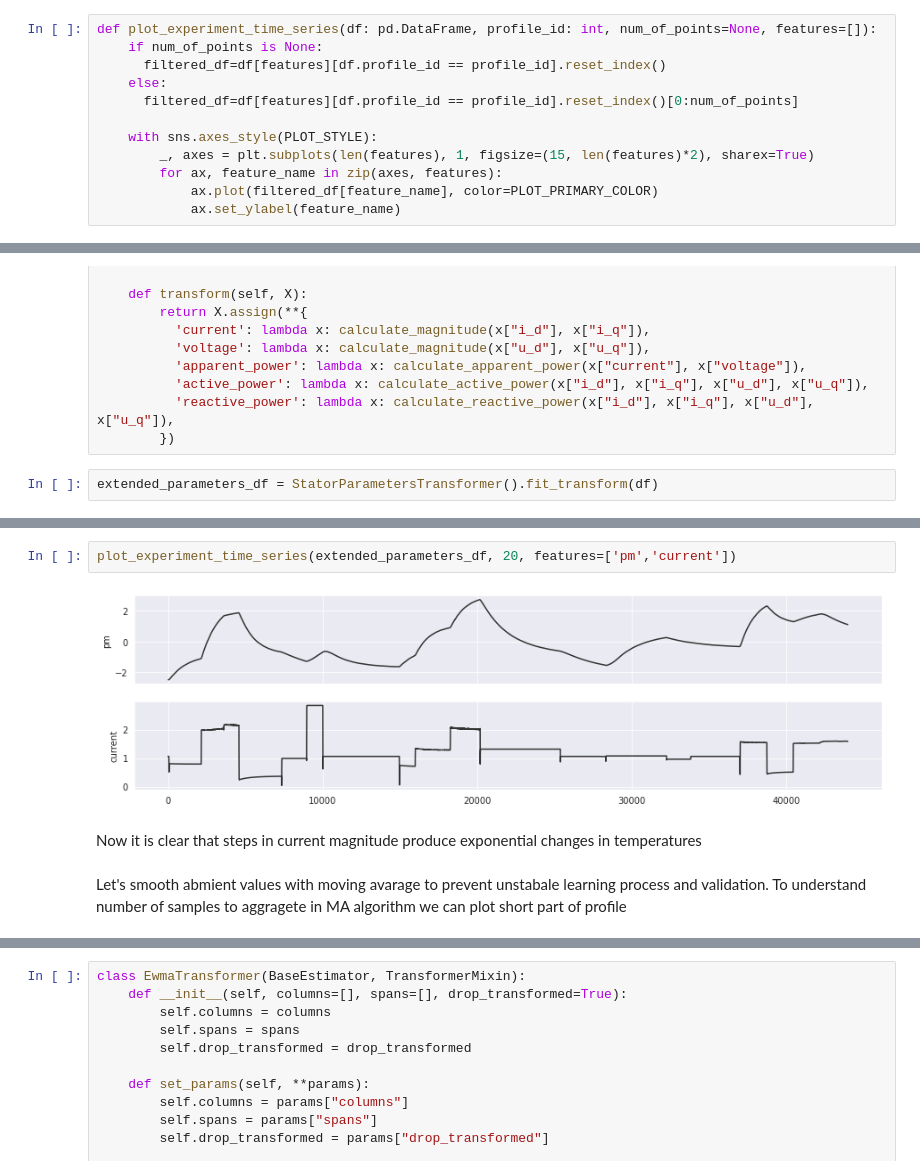
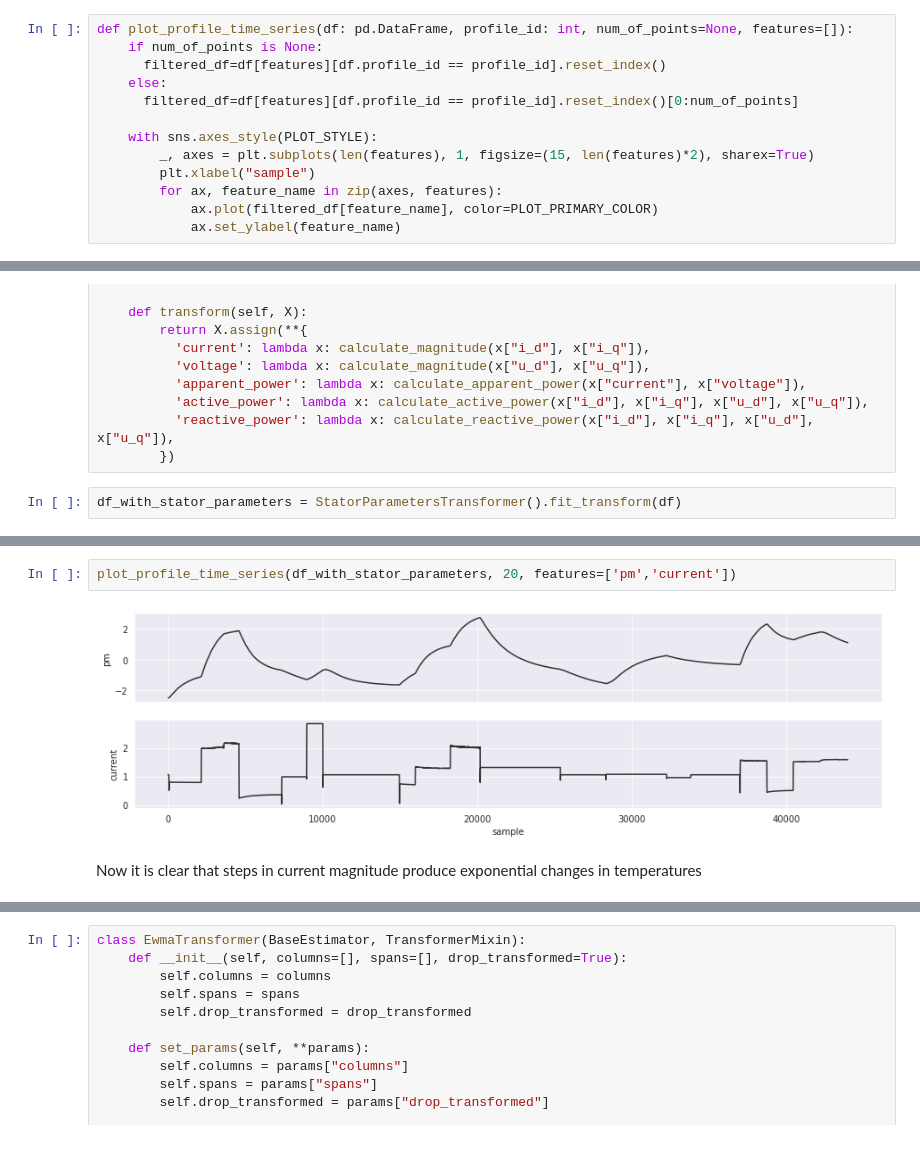
Before and after one commit to dimandms/motor_temperatures, a Jupyter notebook: Motors_Temperature.ipynb, the cells around one changed output, grey strips where cells are left out. Drawn from its saved outputs; the diff is of its cells as text.

Commit message:
Plot fitted values

```diff
--- a/Motors_Temperature.ipynb
+++ b/Motors_Temperature.ipynb
@@ -130,7 +129,7 @@ plot_profile_durations(df)
 ### Conclutions
 Here we see that some experiments were very short (about 20 minutes) and potentially they have not any interesting data. Some were long and should have insights in data. Let's look at time series charts of target features
 # %%
-def plot_experiment_time_series(df: pd.DataFrame, profile_id: int, num_of_points=None, features=[]):
+def plot_profile_time_series(df: pd.DataFrame, profile_id: int, num_of_points=None, features=[]):
     if num_of_points is None:
       filtered_df=df[features][df.profile_id == profile_id].reset_index()
     else:
@@ -138,6 +137,7 @@ def plot_experiment_time_series(df: pd.DataFrame, profile_id: int, num_of_points
 
     with sns.axes_style(PLOT_STYLE):
         _, axes = plt.subplots(len(features), 1, figsize=(15, len(features)*2), sharex=True)
+        plt.xlabel("sample")
         for ax, feature_name in zip(axes, features):
             ax.plot(filtered_df[feature_name], color=PLOT_PRIMARY_COLOR)
             ax.set_ylabel(feature_name)
@@ -201,4 +202,4 @@ class StatorParametersTransformer(TransformerMixin):
           'reactive_power': lambda x: calculate_reactive_power(x["i_d"], x["i_q"], x["u_d"], x["u_q"]),
         })
 # %%
-extended_parameters_df = StatorParametersTransformer().fit_transform(df)
+df_with_stator_parameters = StatorParametersTransformer().fit_transform(df)
@@ -205,8 +210,6 @@ extended_parameters_df = StatorParametersTransformer().fit_transform(df)
 # %%
-plot_experiment_time_series(extended_parameters_df, 20, features=['pm','current'])
+plot_profile_time_series(df_with_stator_parameters, 20, features=['pm','current'])
 # %% [output]
-[figure, old version]
+[figure, new version]
 # %% [markdown]
 Now it is clear that steps in current magnitude produce exponential changes in temperatures
-# %% [markdown]
-Let's smooth abmient values with moving avarage to prevent unstabale learning process and validation. To understand number of samples to aggragete in MA algorithm we can plot short part of profile
```
Also changed, not shown: parts of 35 cells of this notebook.
